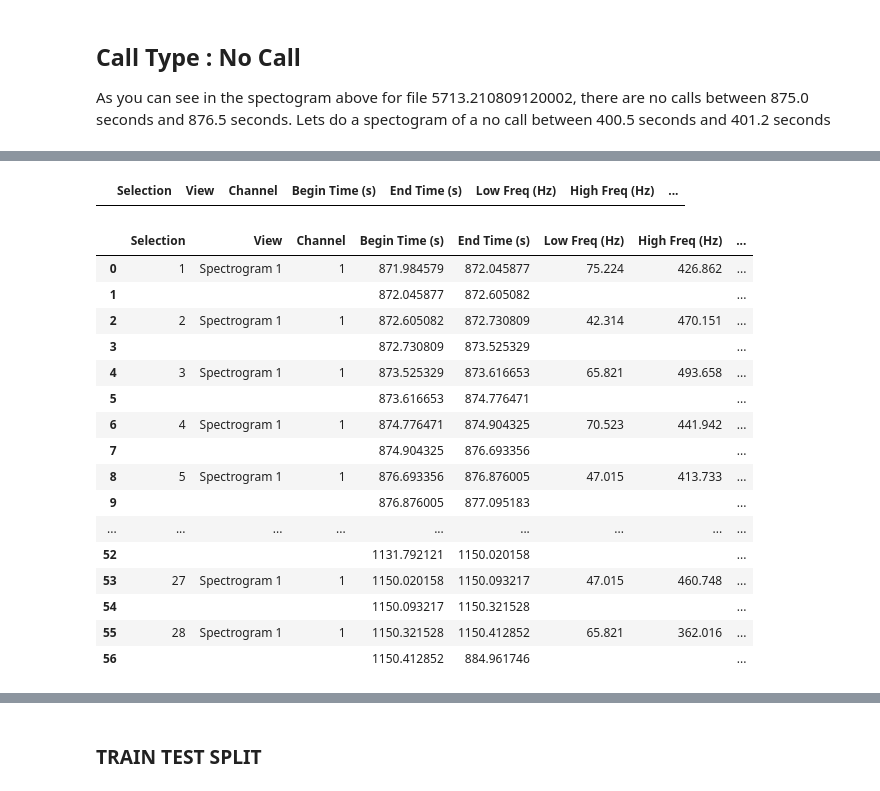
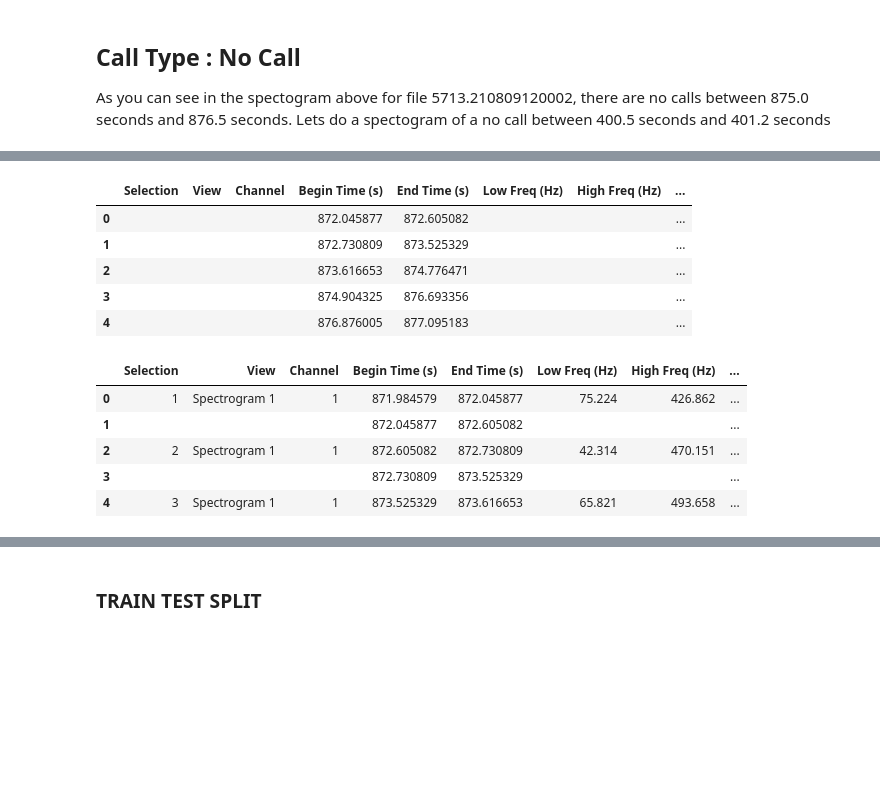
Before and after one commit to mickalleny2k/ML-Project2, a Jupyter notebook: Spectrogram.ipynb, the cells around one changed output, grey strips where cells are left out. Drawn from its saved outputs; the diff is of its cells as text; code cells hidden in the pictures; blank space fills up the shorter version.

```diff
--- a/Spectrogram.ipynb
+++ b/Spectrogram.ipynb
@@ -193,22 +292,3 @@ I'm going to extract a single call now and check the size of the spectrogram arr
 # %%
 df['Spectogram'] = None
 #print(df.head())
-# %%
-for index, row in df.iterrows():
-    start_time = row['Begin Time (s)']
-    end_time = row['End Time (s)']
-    low_freq = row['Low Freq (Hz)']
-    high_freq = row['High Freq (Hz)']
-    annotation = row['Annotation']
-    time_indices = np.where((times >= start_time) & (times <= end_time))[0]
-
-    #Find indices for the frequency range
-    freq_indices = np.where((frequencies >= low_freq) & (frequencies <= high_freq))[0]
-
-    #Extract the portion of the spectrogram
-    spectrogram_sub = spectrogram[freq_indices][:, time_indices]
-    frequencies_sub = frequencies[freq_indices]
-    times_sub = times[time_indices]
-    print(spectrogram_sub.shape)
-    df['Spectogram'][index] = spectrogram_sub
-    np.savez('./rupe_b_%i' %index, spectrogram_sub)
@@ -241,6 +301,3 @@ Try and save the spectrogram plot. (I wouldn't actually do this in practice - I
 
 As you can see in the spectogram above for file 5713.210809120002, there are no calls between 875.0 seconds and 876.5 seconds.
 Lets do a spectogram of a no call between 400.5 seconds and 401.2 seconds
-# %%
-df['No Call Spectogram'] = None
-#print(df.head())
@@ -292,5 +356,0 @@ for index, row in df.iterrows():
-# %%
-row_df = pd.DataFrame(columns=df.columns)
-row_df
-# %% [output]
-|  | Selection | View | Channel | Begin Time (s) | End Time (s) | Low Freq (Hz) | High Freq (Hz) | ... |
@@ -344,25 +357,23 @@ for index, row in df.iterrows():
+# %%
+row_df.head()
+# %% [output]
+|  | Selection | View | Channel | Begin Time (s) | End Time (s) | Low Freq (Hz) | High Freq (Hz) | ... |
+| 0 |  |  |  | 872.045877 | 872.605082 |  |  | ... |
+| 1 |  |  |  | 872.730809 | 873.525329 |  |  | ... |
+| 2 |  |  |  | 873.616653 | 874.776471 |  |  | ... |
+| 3 |  |  |  | 874.904325 | 876.693356 |  |  | ... |
+| 4 |  |  |  | 876.876005 | 877.095183 |  |  | ... |
 # %%
 df = pd.concat([df, row_df], ignore_index=True)
 df = df.sort_values(by=['Begin Time (s)'])
 df = df.reset_index(drop = True)
-df
+df.head()
 # %% [output]
 |  | Selection | View | Channel | Begin Time (s) | End Time (s) | Low Freq (Hz) | High Freq (Hz) | ... |
 | 0 | 1 | Spectrogram 1 | 1 | 871.984579 | 872.045877 | 75.224 | 426.862 | ... |
 | 1 |  |  |  | 872.045877 | 872.605082 |  |  | ... |
 | 2 | 2 | Spectrogram 1 | 1 | 872.605082 | 872.730809 | 42.314 | 470.151 | ... |
 | 3 |  |  |  | 872.730809 | 873.525329 |  |  | ... |
 | 4 | 3 | Spectrogram 1 | 1 | 873.525329 | 873.616653 | 65.821 | 493.658 | ... |
-| 5 |  |  |  | 873.616653 | 874.776471 |  |  | ... |
-| 6 | 4 | Spectrogram 1 | 1 | 874.776471 | 874.904325 | 70.523 | 441.942 | ... |
-| 7 |  |  |  | 874.904325 | 876.693356 |  |  | ... |
-| 8 | 5 | Spectrogram 1 | 1 | 876.693356 | 876.876005 | 47.015 | 413.733 | ... |
-| 9 |  |  |  | 876.876005 | 877.095183 |  |  | ... |
-| ... | ... | ... | ... | ... | ... | ... | ... | ... |
-| 52 |  |  |  | 1131.792121 | 1150.020158 |  |  | ... |
-| 53 | 27 | Spectrogram 1 | 1 | 1150.020158 | 1150.093217 | 47.015 | 460.748 | ... |
-| 54 |  |  |  | 1150.093217 | 1150.321528 |  |  | ... |
-| 55 | 28 | Spectrogram 1 | 1 | 1150.321528 | 1150.412852 | 65.821 | 362.016 | ... |
-| 56 |  |  |  | 1150.412852 | 884.961746 |  |  | ... |
 # %%
 df = df.drop(df[df.Annotation == 'Rupe A'].index)
```
Also changed, not shown: parts of 39 cells of this notebook.
